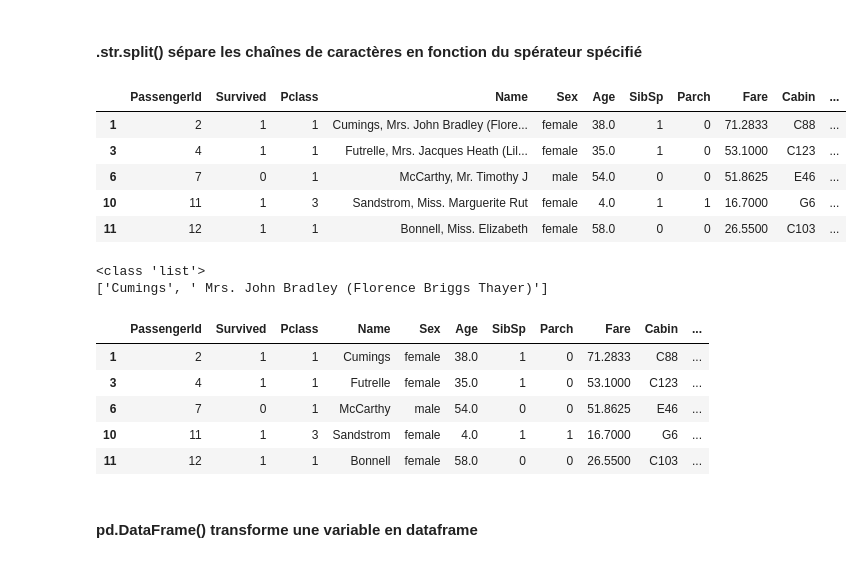
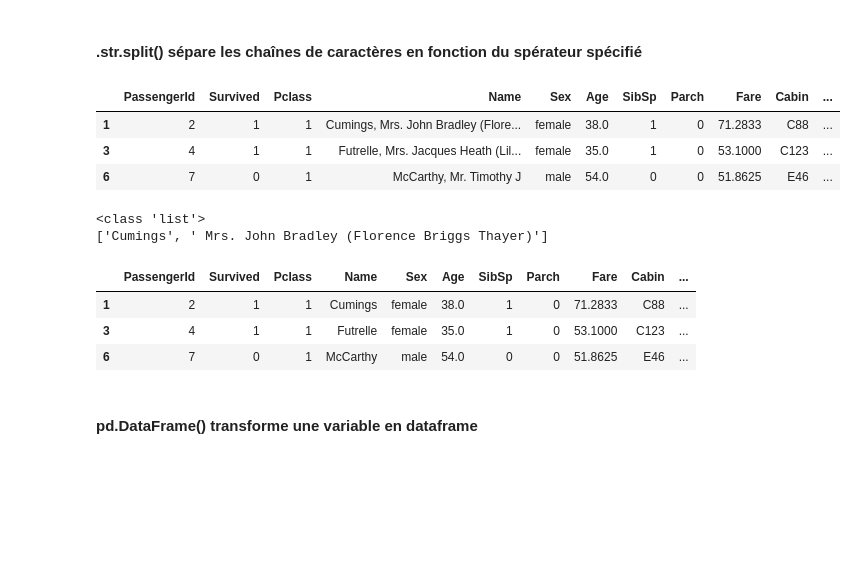
Before and after one commit to XR-DA/Ressources_Python, a Jupyter notebook: 5_Transformation.ipynb, the cells around one changed output. Saved outputs shown, nothing was run; the diff lists cells and outputs as text; code cells hidden in the pictures; blank space fills up the shorter version.

```diff
--- a/5_Transformation.ipynb
+++ b/5_Transformation.ipynb
@@ -173,14 +173,12 @@ data.head(1)
 # %% [markdown]
 #### .str.split() sépare les chaînes de caractères en fonction du spérateur spécifié
 # %%
-data.head(5)
+data.head(3)
 # %% [output]
 |  | PassengerId | Survived | Pclass | Name | Sex | Age | SibSp | Parch | Fare | Cabin | ... |
 | 1 | 2 | 1 | 1 | Cumings, Mrs. John Bradley (Flore... | female | 38.0 | 1 | 0 | 71.2833 | C88 | ... |
 | 3 | 4 | 1 | 1 | Futrelle, Mrs. Jacques Heath (Lil... | female | 35.0 | 1 | 0 | 53.1000 | C123 | ... |
 | 6 | 7 | 0 | 1 | McCarthy, Mr. Timothy J | male | 54.0 | 0 | 0 | 51.8625 | E46 | ... |
-| 10 | 11 | 1 | 3 | Sandstrom, Miss. Marguerite Rut | female | 4.0 | 1 | 1 | 16.7000 | G6 | ... |
-| 11 | 12 | 1 | 1 | Bonnell, Miss. Elizabeth | female | 58.0 | 0 | 0 | 26.5500 | C103 | ... |
 # %%
 # nécessite le passage en Dtype str si pas le cas
 data["Name"]= data["Name"].astype("string")
@@ -196,11 +194,9 @@ print(data["Name_test"][1]) # a la ligne 1 de la colonne la valeur est donc remp
 # pour créer ou ne garder que la première valeur on expand avec sélection dans la liste séparer ici 0 pour le 1er élément
 data["Name"] = data["Name"].str.split(",", n = 1, expand= True)[0]
 # %%
-data.head(5)
+data.head(3)
 # %% [output]
 |  | PassengerId | Survived | Pclass | Name | Sex | Age | SibSp | Parch | Fare | Cabin | ... |
 | 1 | 2 | 1 | 1 | Cumings | female | 38.0 | 1 | 0 | 71.2833 | C88 | ... |
 | 3 | 4 | 1 | 1 | Futrelle | female | 35.0 | 1 | 0 | 53.1000 | C123 | ... |
 | 6 | 7 | 0 | 1 | McCarthy | male | 54.0 | 0 | 0 | 51.8625 | E46 | ... |
-| 10 | 11 | 1 | 3 | Sandstrom | female | 4.0 | 1 | 1 | 16.7000 | G6 | ... |
-| 11 | 12 | 1 | 1 | Bonnell | female | 58.0 | 0 | 0 | 26.5500 | C103 | ... |
```
Also changed, not shown: parts of 11 cells of this notebook, 1 other file.
